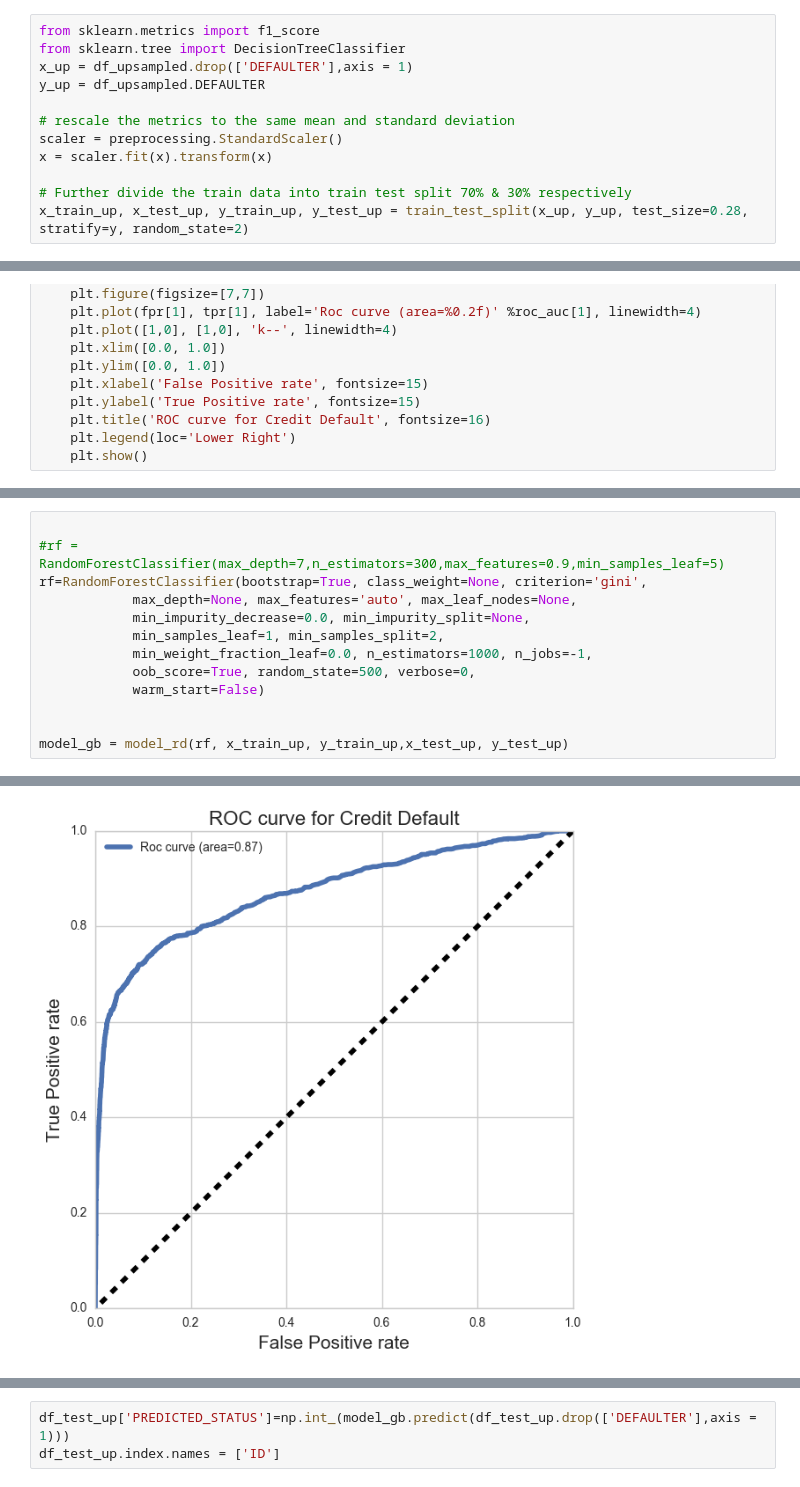
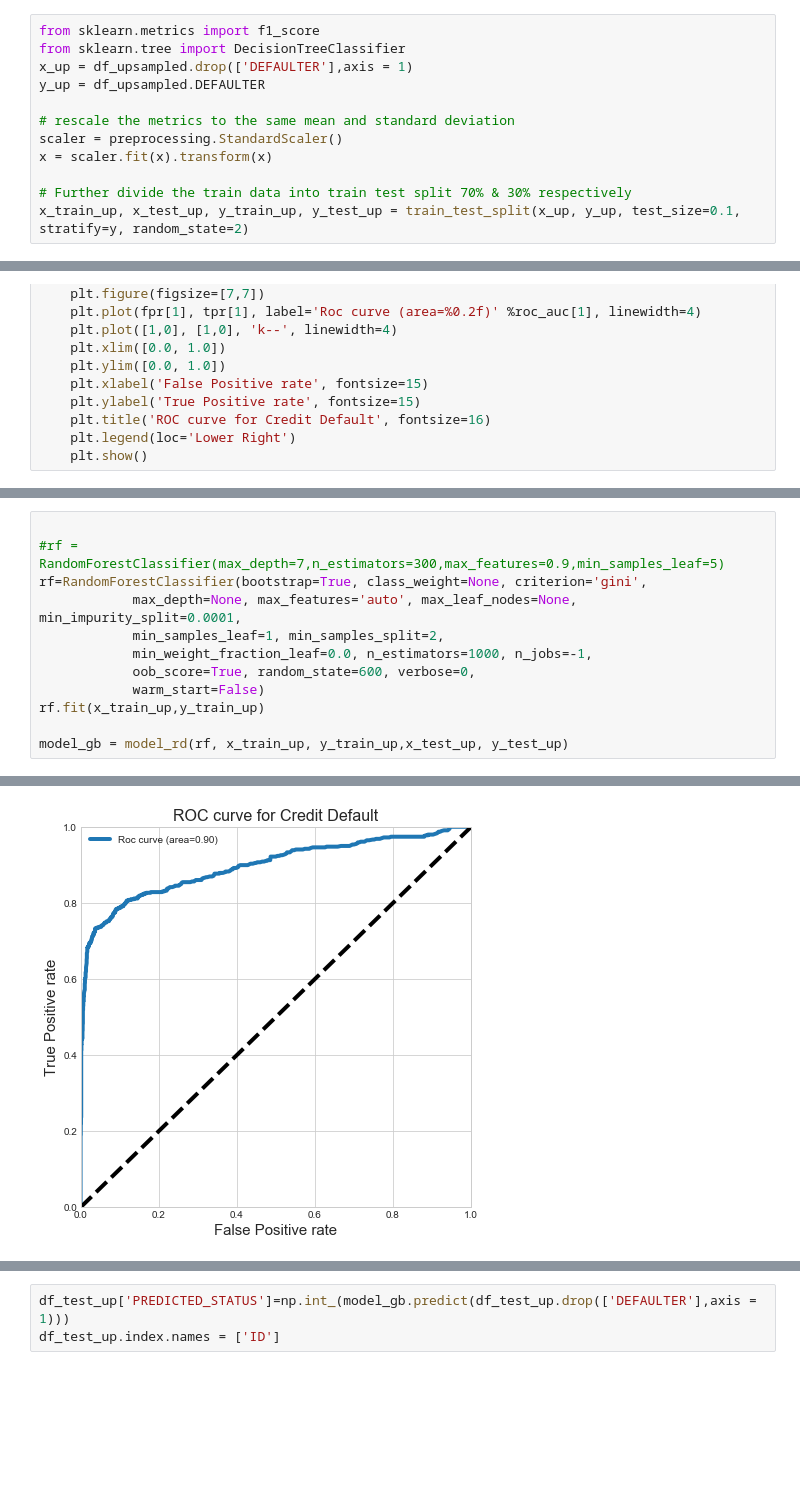
Before and after one commit to innovator-arjun/Credit-Card-AL-ML-Analytics, a Jupyter notebook: Credit Card Farud ML-AI-Python_Analytics.ipynb, the cells around one changed output, grey strips where cells are left out. Cells and saved outputs as stored; diff of their text form; blank space fills up the shorter version.

```diff
--- a/Credit Card Farud ML-AI-Python_Analytics.ipynb
+++ b/Credit Card Farud ML-AI-Python_Analytics.ipynb
@@ -847,7 +856,7 @@ scaler = preprocessing.StandardScaler()
 x = scaler.fit(x).transform(x)
 
 # Further divide the train data into train test split 70% & 30% respectively
-x_train_up, x_test_up, y_train_up, y_test_up = train_test_split(x_up, y_up, test_size=0.28, stratify=y, random_state=2)
+x_train_up, x_test_up, y_train_up, y_test_up = train_test_split(x_up, y_up, test_size=0.1, stratify=y, random_state=2)
 # %%
 df_test_up=x_test_up.join(y_test_up)
 df_test_up.head()
@@ -981,13 +986,12 @@ forest(rf, rf_param_grid,x_train_up, x_test_up, y_train_up, y_test_up,10)
 
 #rf = RandomForestClassifier(max_depth=7,n_estimators=300,max_features=0.9,min_samples_leaf=5)
 rf=RandomForestClassifier(bootstrap=True, class_weight=None, criterion='gini',
-            max_depth=None, max_features='auto', max_leaf_nodes=None,
-            min_impurity_decrease=0.0, min_impurity_split=None,
+            max_depth=None, max_features='auto', max_leaf_nodes=None, min_impurity_split=0.0001,
             min_samples_leaf=1, min_samples_split=2,
             min_weight_fraction_leaf=0.0, n_estimators=1000, n_jobs=-1,
-            oob_score=True, random_state=500, verbose=0,
+            oob_score=True, random_state=600, verbose=0,
             warm_start=False)
-
+rf.fit(x_train_up,y_train_up)
 
 model_gb = model_rd(rf, x_train_up, y_train_up,x_test_up, y_test_up)
 # %% [output]
@@ -1009 +1015 @@ Not Defaulter                  265                     5329
-[figure, old version]
+[figure, new version]
```
Also changed, not shown: parts of 36 cells of this notebook, 2 other files.
